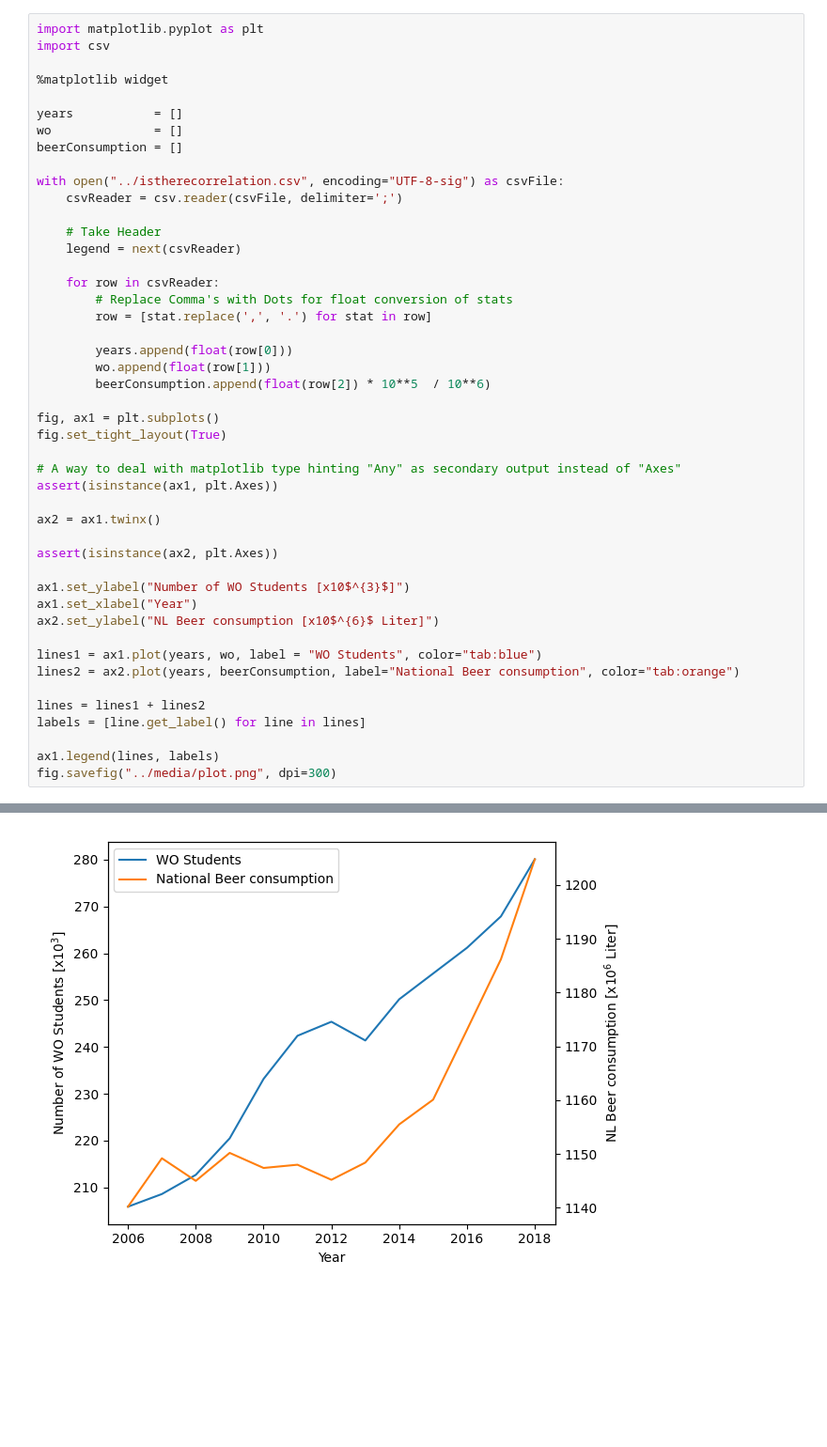
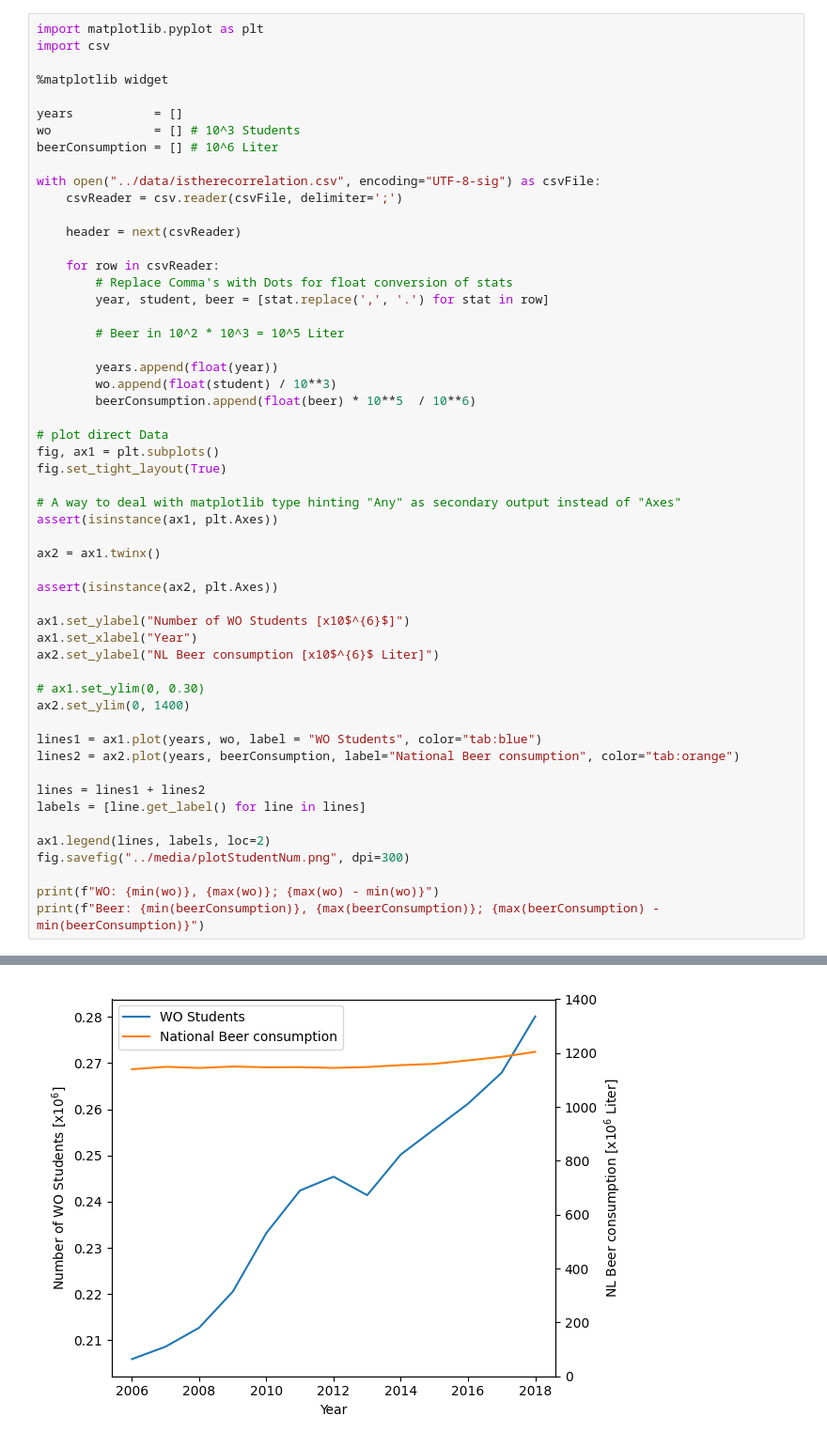
Before and after one commit to gzavo/CS_Assignment, a Jupyter notebook: tools/plot.ipynb, the cells around one changed output, grey strips where cells are left out. Shown at 94% size. Drawn from its saved outputs; the diff is of its cells as text; blank space fills up the shorter version.

Commit message:
Plot notebook

```diff
--- a/tools/plot.ipynb
+++ b/tools/plot.ipynb
@@ -5,23 +5,25 @@ import csv
 %matplotlib widget
 
 years           = []
-wo              = []
-beerConsumption = []
+wo              = [] # 10^3 Students
+beerConsumption = [] # 10^6 Liter
 
-with open("../istherecorrelation.csv", encoding="UTF-8-sig") as csvFile:
+with open("../data/istherecorrelation.csv", encoding="UTF-8-sig") as csvFile:
     csvReader = csv.reader(csvFile, delimiter=';')
 
-    # Take Header
-    legend = next(csvReader)
+    header = next(csvReader)
 
     for row in csvReader:
         # Replace Comma's with Dots for float conversion of stats
-        row = [stat.replace(',', '.') for stat in row]
+        year, student, beer = [stat.replace(',', '.') for stat in row]
 
-        years.append(float(row[0]))
-        wo.append(float(row[1]))
-        beerConsumption.append(float(row[2]) * 10**5  / 10**6)
+        # Beer in 10^2 * 10^3 = 10^5 Liter
 
+        years.append(float(year))
+        wo.append(float(student) / 10**3)
+        beerConsumption.append(float(beer) * 10**5  / 10**6)
+
+# plot direct Data
 fig, ax1 = plt.subplots()
 fig.set_tight_layout(True)
 
@@ -32,9 +34,12 @@ ax2 = ax1.twinx()
 
 assert(isinstance(ax2, plt.Axes))
 
-ax1.set_ylabel("Number of WO Students [x10$^{3}$]")
+ax1.set_ylabel("Number of WO Students [x10$^{6}$]")
 ax1.set_xlabel("Year")
 ax2.set_ylabel("NL Beer consumption [x10$^{6}$ Liter]")
+
+# ax1.set_ylim(0, 0.30)
+ax2.set_ylim(0, 1400)
 
 lines1 = ax1.plot(years, wo, label = "WO Students", color="tab:blue")
 lines2 = ax2.plot(years, beerConsumption, label="National Beer consumption", color="tab:orange")
@@ -42,6 +47,9 @@ lines2 = ax2.plot(years, beerConsumption, label="National Beer consumption", col
 lines = lines1 + lines2
 labels = [line.get_label() for line in lines]
 
-ax1.legend(lines, labels)
-fig.savefig("../media/plot.png", dpi=300)
+ax1.legend(lines, labels, loc=2)
+fig.savefig("../media/plotStudentNum.png", dpi=300)
+
+print(f"WO: {min(wo)}, {max(wo)}; {max(wo) - min(wo)}")
+print(f"Beer: {min(beerConsumption)}, {max(beerConsumption)}; {max(beerConsumption) - min(beerConsumption)}")
 # %% [output]
@@ -48 +58 @@ fig.savefig("../media/plot.png", dpi=300)
-[figure, old version]
+[figure, new version]
```
Also changed, not shown: parts of 2 cells of this notebook.
